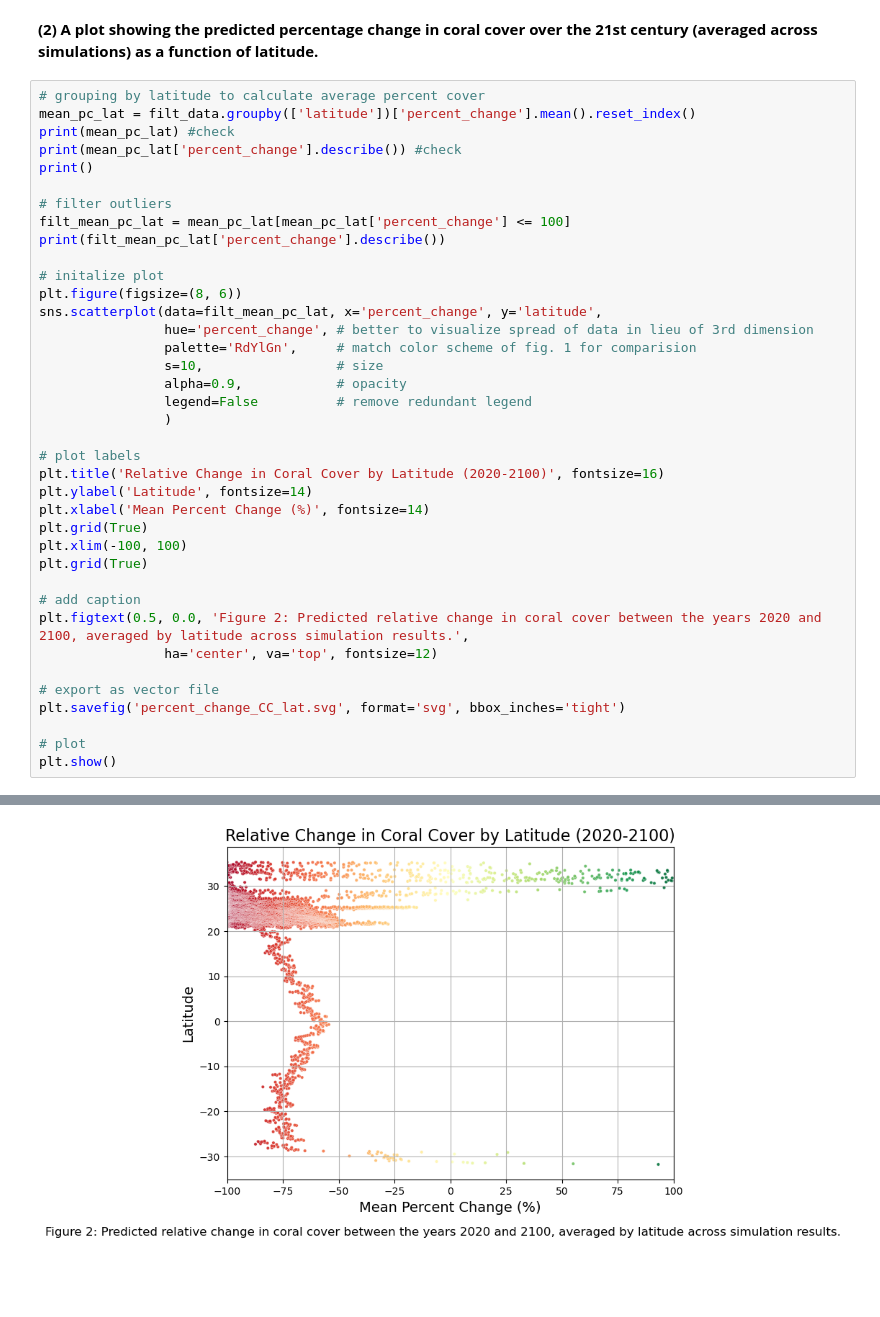
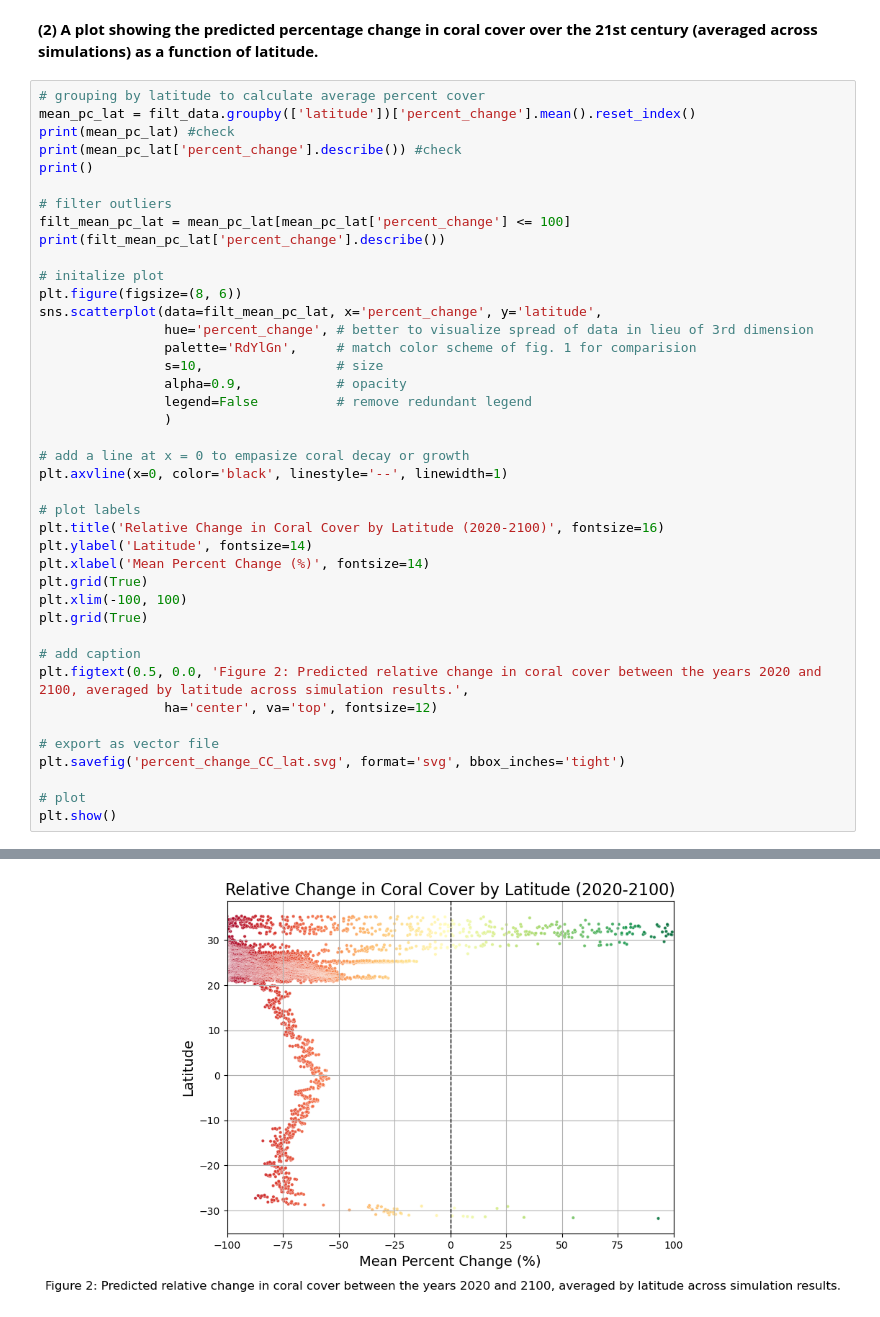
Before and after one commit to maluhiakinimaka/mbio691l-kinimaka, a Jupyter notebook: mbio691l_project_kinimaka.ipynb, the cells around one changed output, grey strips where cells are left out. Drawn from its saved outputs; the diff is of its cells as text; blank space fills up the shorter version.

Commit message:
V2 final figure 2

```diff
--- a/mbio691l_project_kinimaka.ipynb
+++ b/mbio691l_project_kinimaka.ipynb
@@ -206,6 +206,9 @@ sns.scatterplot(data=filt_mean_pc_lat, x='percent_change', y='latitude',
                 legend=False          # remove redundant legend
                 )
 
+# add a line at x = 0 to empasize coral decay or growth
+plt.axvline(x=0, color='black', linestyle='--', linewidth=1)
+
 # plot labels
 plt.title('Relative Change in Coral Cover by Latitude (2020-2100)', fontsize=16)
 plt.ylabel('Latitude', fontsize=14)
@@ -214,31 +217,31 @@ plt.grid(True)
 plt.xlim(-100, 100)
 plt.grid(True)
 
 # add caption
 plt.figtext(0.5, 0.0, 'Figure 2: Predicted relative change in coral cover between the years 2020 and 2100, averaged by latitude across simulation results.',
                 ha='center', va='top', fontsize=12)
 
 # export as vector file
 plt.savefig('percent_change_CC_lat.svg', format='svg', bbox_inches='tight')
 
 # plot
 plt.show()
 # %% [output]
        latitude  percent_change
 0    -37.495780      846.209002
 1    -37.429638      383.270971
 2    -37.363434      580.004229
 3    -37.297170      818.414755
 4    -37.230850     1030.245785
 ...         ...             ...
 8474  35.278114      -43.706718
 8475  35.278900      -61.654099
 8476  35.290485     -100.000000
 8477  35.341640      -93.468051
 8478  35.342438      -87.242619
 ... (50 lines left out)
 50%       -82.089128
 75%       -66.716961
 max        99.445978
 Name: percent_change, dtype: float64
-[figure, old version]
+[figure, new version]
```
Also changed, not shown: 1 other file.
